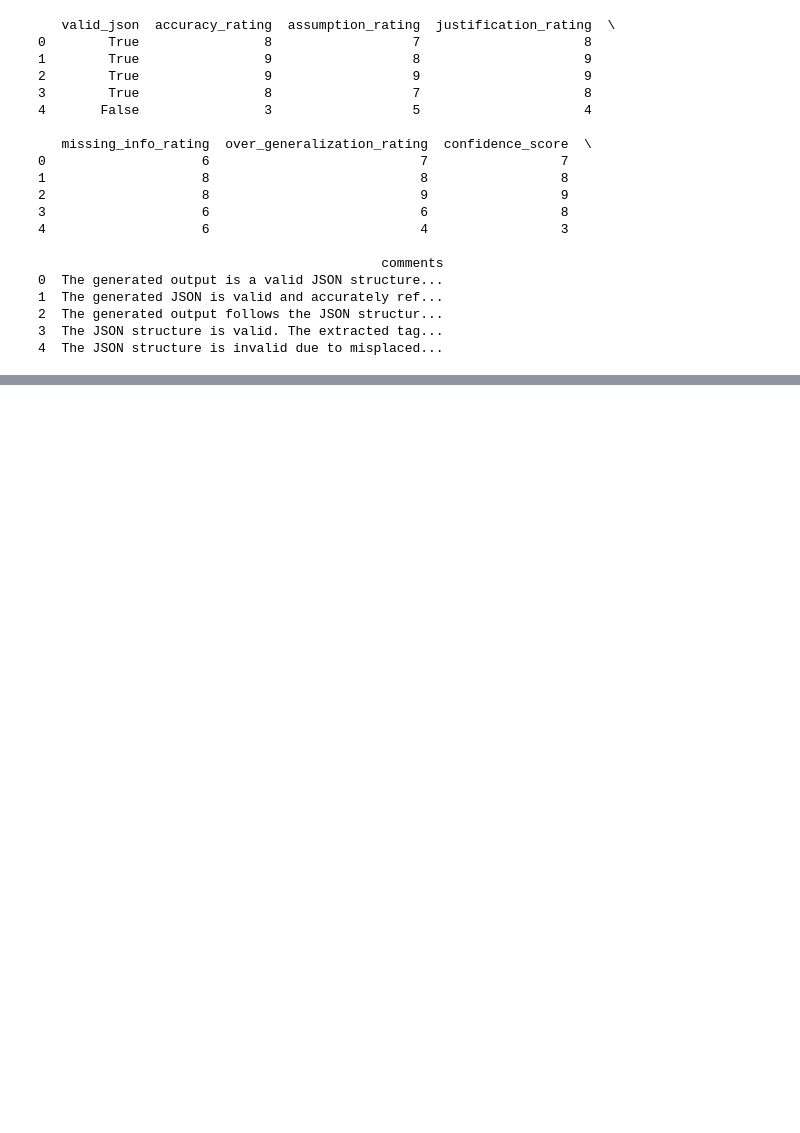
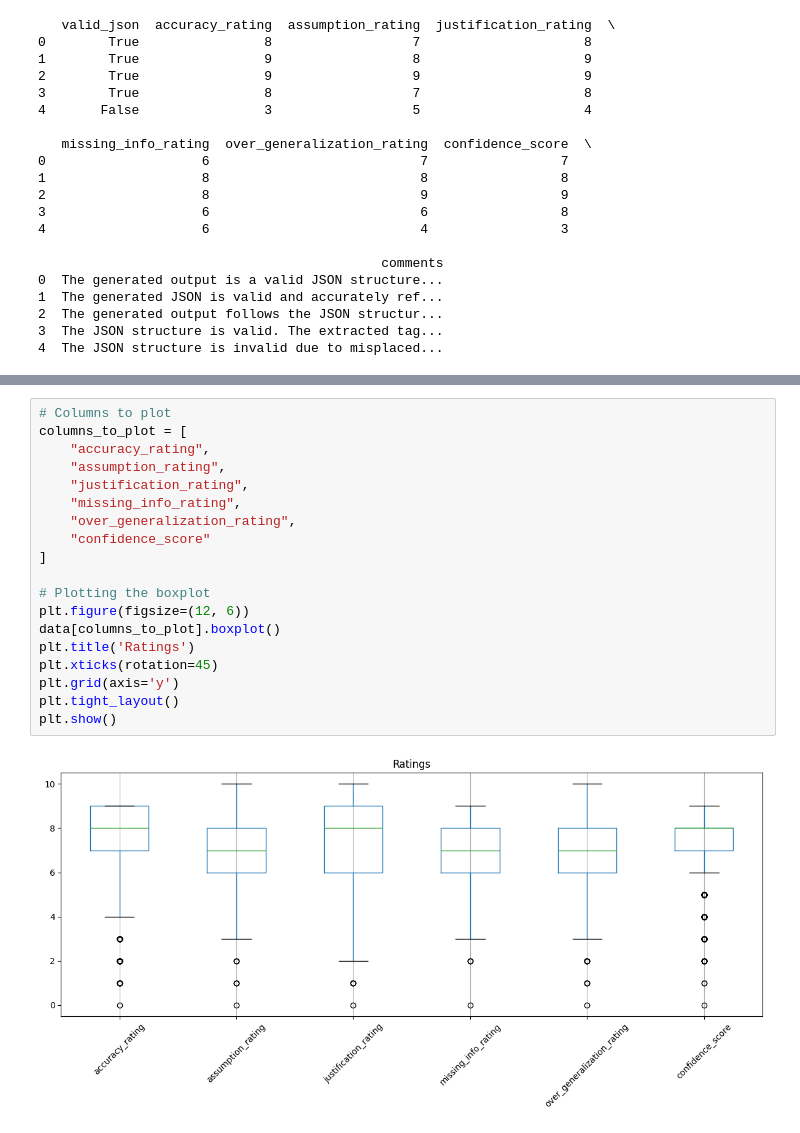
Before and after one commit to Knaeckebrothero/Recruiting-Algorithm, a Jupyter notebook: dwh/etl/aggregation/benchmarks/evaluate_outcome.ipynb, the cells around one changed output, grey strips where cells are left out. Saved outputs shown, nothing was run; the diff lists cells and outputs as text; blank space fills up the shorter version.

```diff
--- a/dwh/etl/aggregation/benchmarks/evaluate_outcome.ipynb
+++ b/dwh/etl/aggregation/benchmarks/evaluate_outcome.ipynb
@@ -175,0 +196,21 @@ plt.show()
+# %%
+# Columns to plot
+columns_to_plot = [
+    "accuracy_rating",
+    "assumption_rating",
+    "justification_rating",
+    "missing_info_rating",
+    "over_generalization_rating",
+    "confidence_score"
+]
+
+# Plotting the boxplot
+plt.figure(figsize=(12, 6))
+data[columns_to_plot].boxplot()
+plt.title('Ratings')
+plt.xticks(rotation=45)
+plt.grid(axis='y')
+plt.tight_layout()
+plt.show()
+# %% [output]
+[figure, added]
```
Also changed, not shown: parts of 3 cells of this notebook.
